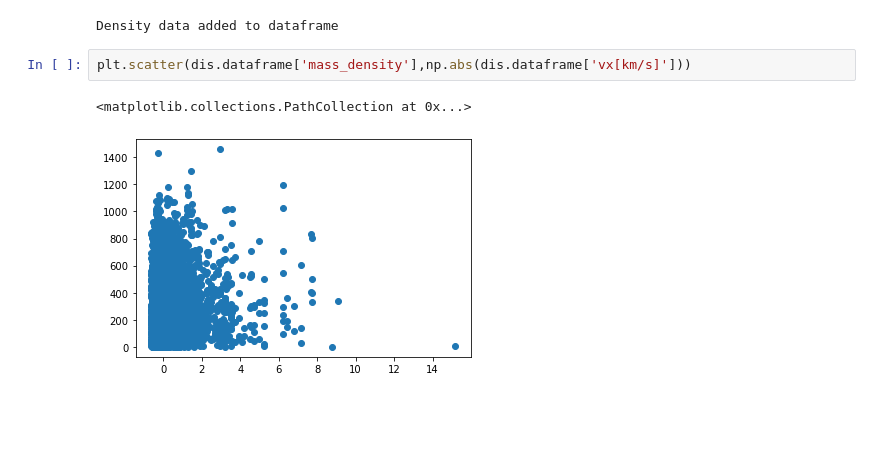
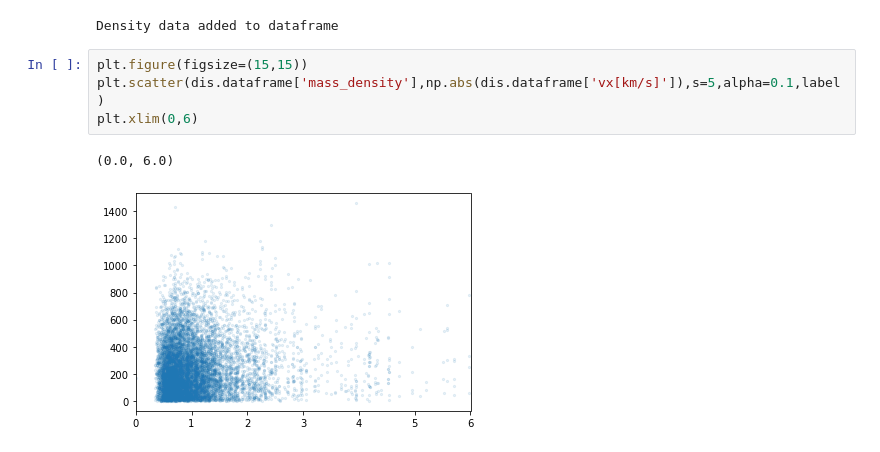
Before and after one commit to antolonappan/kSZscaler, a Jupyter notebook: Notebooks/dist.ipynb, the cells around one changed output. Cells and saved outputs as stored; diff of their text form; blank space fills up the shorter version.

```diff
--- a/Notebooks/dist.ipynb
+++ b/Notebooks/dist.ipynb
@@ -20,9 +29,11 @@ dis.add_density()
 # %% [output]
 Density data added to dataframe
 # %%
-plt.scatter(dis.dataframe['mass_density'],np.abs(dis.dataframe['vx[km/s]']))
+plt.figure(figsize=(15,15))
+plt.scatter(dis.dataframe['mass_density'],np.abs(dis.dataframe['vx[km/s]']),s=5,alpha=0.1,label)
+plt.xlim(0,6)
 # %% [output]
-<matplotlib.collections.PathCollection at 0x...>
+(0.0, 6.0)
-[figure, old version]
+[figure, new version]
 # %%
 dis.dataframe
```
Also changed, not shown: parts of 4 cells of this notebook, 1 other file.
